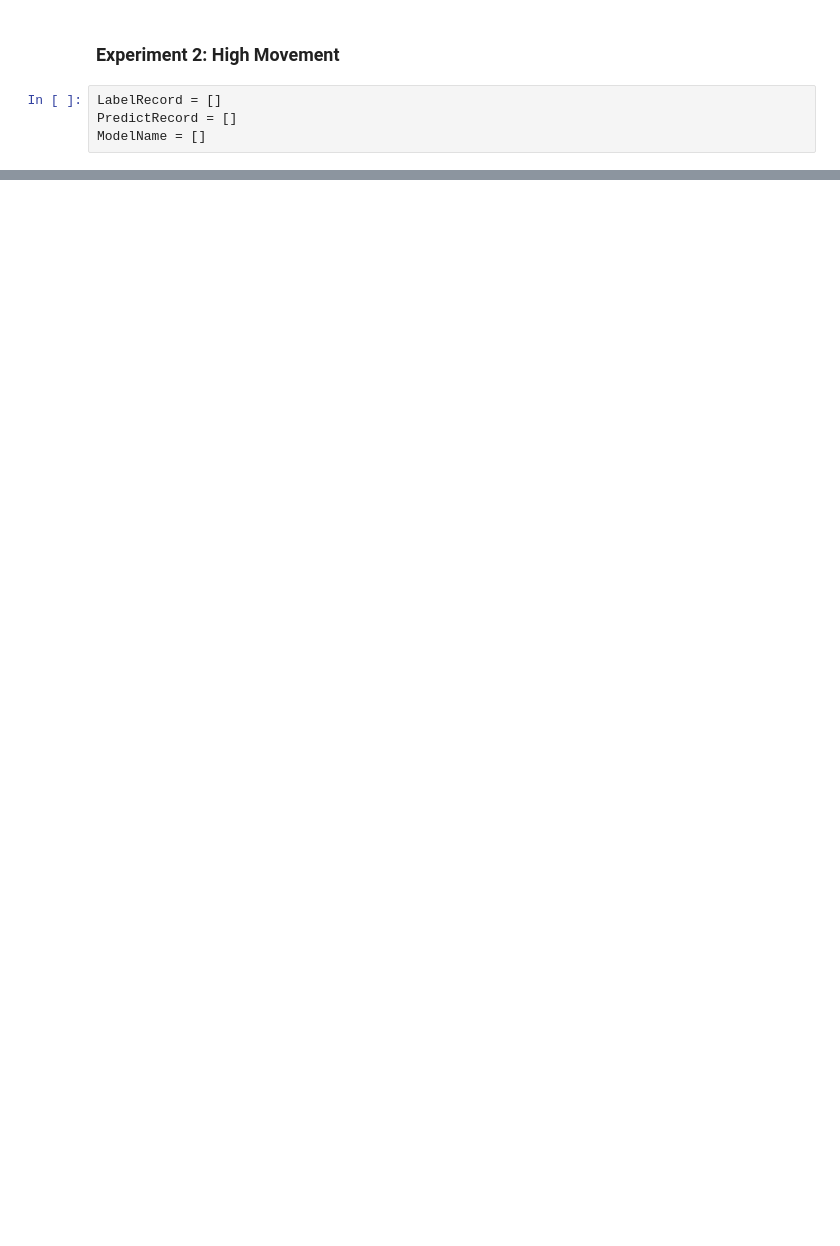
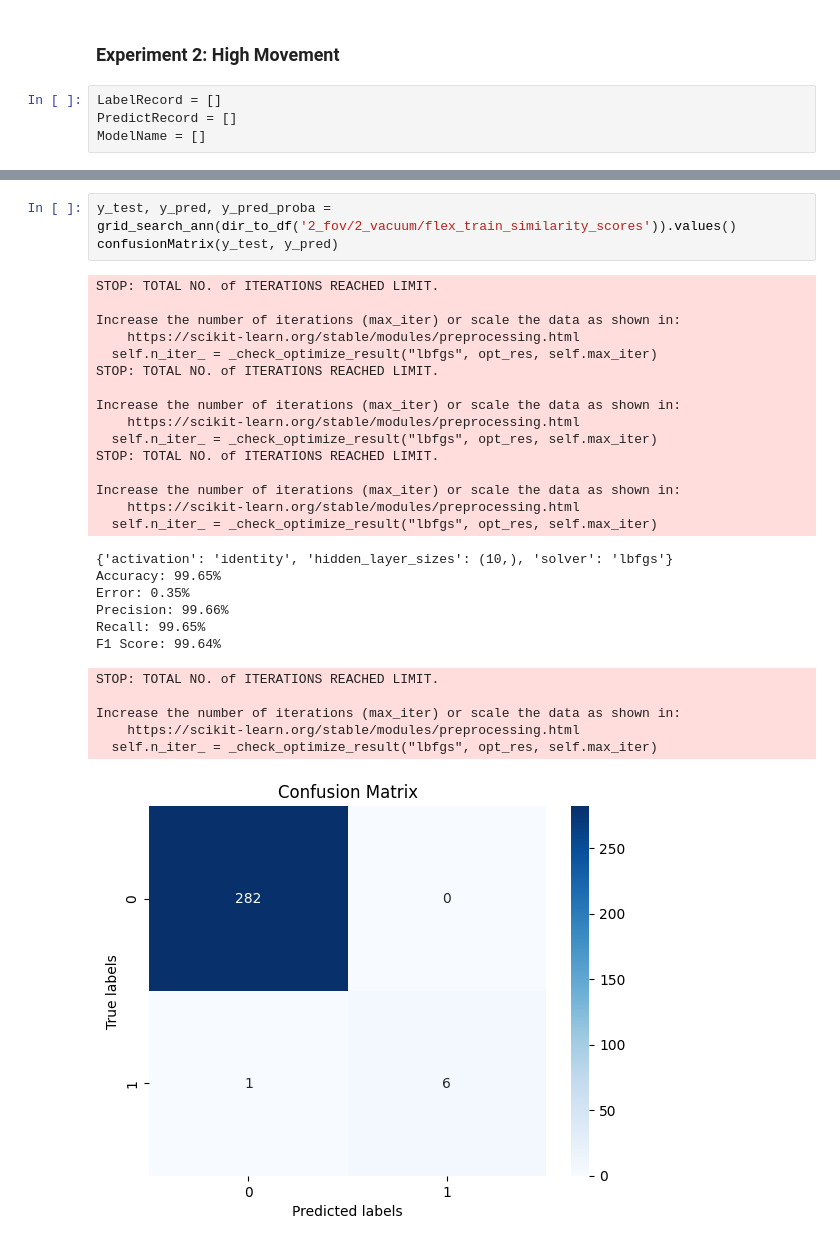
Before and after one commit to jeffmur/fhe-video-similarity, a Jupyter notebook: results/Supervised_Learning.ipynb, the cells around one changed output, grey strips where cells are left out. Cells and saved outputs as stored; diff of their text form; blank space fills up the shorter version.

```diff
--- a/results/Supervised_Learning.ipynb
+++ b/results/Supervised_Learning.ipynb
@@ -222,0 +262,31 @@ F1 Score: 97.36%
+# %%
+y_test, y_pred, y_pred_proba = grid_search_ann(dir_to_df('2_fov/2_vacuum/flex_train_similarity_scores')).values()
+confusionMatrix(y_test, y_pred)
+# %% [output]
+STOP: TOTAL NO. of ITERATIONS REACHED LIMIT.
+
+Increase the number of iterations (max_iter) or scale the data as shown in:
+    https://scikit-learn.org/stable/modules/preprocessing.html
+  self.n_iter_ = _check_optimize_result("lbfgs", opt_res, self.max_iter)
+STOP: TOTAL NO. of ITERATIONS REACHED LIMIT.
+
+Increase the number of iterations (max_iter) or scale the data as shown in:
+    https://scikit-learn.org/stable/modules/preprocessing.html
+  self.n_iter_ = _check_optimize_result("lbfgs", opt_res, self.max_iter)
+STOP: TOTAL NO. of ITERATIONS REACHED LIMIT.
+
+Increase the number of iterations (max_iter) or scale the data as shown in:
+    https://scikit-learn.org/stable/modules/preprocessing.html
+  self.n_iter_ = _check_optimize_result("lbfgs", opt_res, self.max_iter)
+{'activation': 'identity', 'hidden_layer_sizes': (10,), 'solver': 'lbfgs'}
+Accuracy: 99.65%
+Error: 0.35%
+Precision: 99.66%
+Recall: 99.65%
+F1 Score: 99.64%
+STOP: TOTAL NO. of ITERATIONS REACHED LIMIT.
+
+Increase the number of iterations (max_iter) or scale the data as shown in:
+    https://scikit-learn.org/stable/modules/preprocessing.html
+  self.n_iter_ = _check_optimize_result("lbfgs", opt_res, self.max_iter)
+[figure, added]
```
Also changed, not shown: parts of 31 cells of this notebook, 39 other files.
